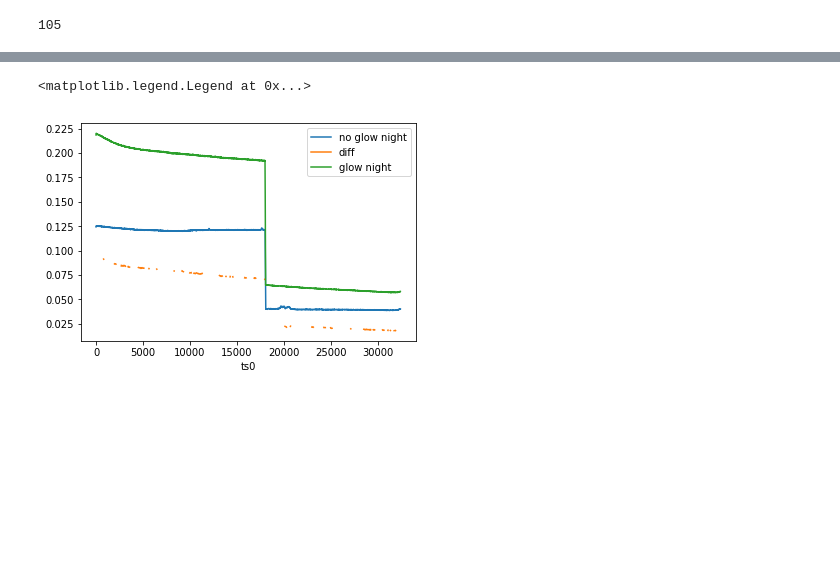
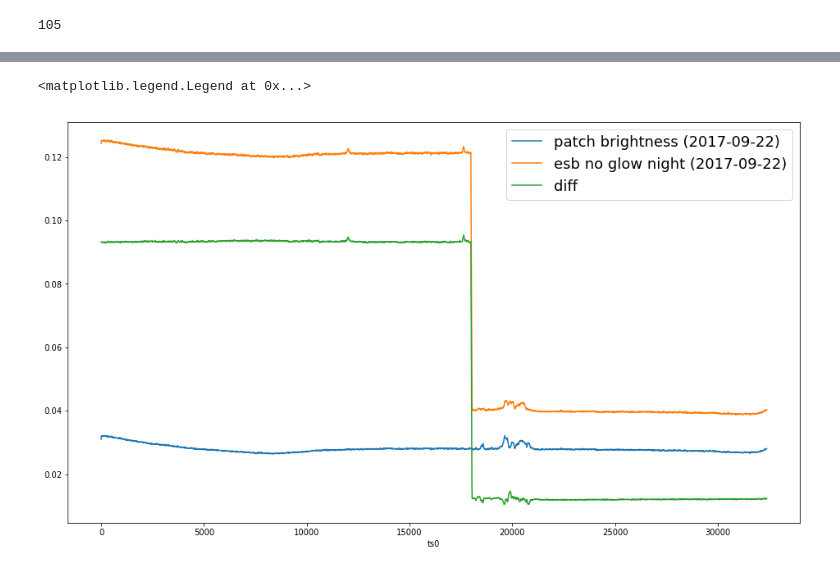
Before and after one commit to cmoscardi/independent_2018, a Jupyter notebook: image/weather_results.ipynb, the cells around one changed output, grey strips where cells are left out. Cells and saved outputs as stored; diff of their text form; code cells hidden in the pictures; blank space fills up the shorter version.

Commit message:
weather

```diff
--- a/image/weather_results.ipynb
+++ b/image/weather_results.ipynb
@@ -58,20 +123,22 @@ for df in dfs:
 # %%
-df1 = pd.read_csv("weather_results/2017-09-22.csv0", names=["dt", "mean"], header=None, skiprows=[0])
-df1["dt"] = pd.to_datetime(df1["dt"])
+df1 = pd.read_csv("weather_results/2017-09-22.csv", names=["dt", "mean"], header=None, skiprows=[0])
+df1.dt = pd.to_datetime(df1.dt)
 df1.sort_values("dt", inplace=True)
 df1["ts0"] = (df1["dt"] - df1["dt"].iloc[0]).dt.total_seconds()
 df1.set_index("ts0", inplace=True)
-df1["mean"].plot(label='no glow night')
+ax = df1["mean"].plot(label="patch brightness (2017-09-22)")
 
-df2 = pd.read_csv("weather_results/2017-09-23.csv0", names=["dt", "mean"], header=None, skiprows=[0])
-df2["dt"] = pd.to_datetime(df2["dt"])
-df2.sort_values("dt", inplace=True)
-df2["ts0"] = (df2["dt"] - df2["dt"].iloc[0]).dt.total_seconds()
-df2.set_index("ts0", inplace=True)
-(df2["mean"] - df1["mean"]).plot(label='diff')
-ax = df2["mean"].plot(label="glow night")
-ax.legend()
+
+df3 = pd.read_csv("weather_results/2017-09-22.csv0", names=["dt", "mean"], header=None, skiprows=[0])
+df3["dt"] = pd.to_datetime(df3["dt"])
+df3.sort_values("dt", inplace=True)
+df3["ts0"] = (df3["dt"] - df3["dt"].iloc[0]).dt.total_seconds()
+df3.set_index("ts0", inplace=True)
+df3["mean"].plot(label='esb no glow night (2017-09-22)', figsize=(16, 9))
+
+(df3["mean"] - df1["mean"]).plot(label='diff')
+ax.legend(fontsize=18)
 # %% [output]
 <matplotlib.legend.Legend at 0x...>
-[figure, old version]
+[figure, new version]
 # %%
```
Also changed, not shown: parts of 8 cells of this notebook.
